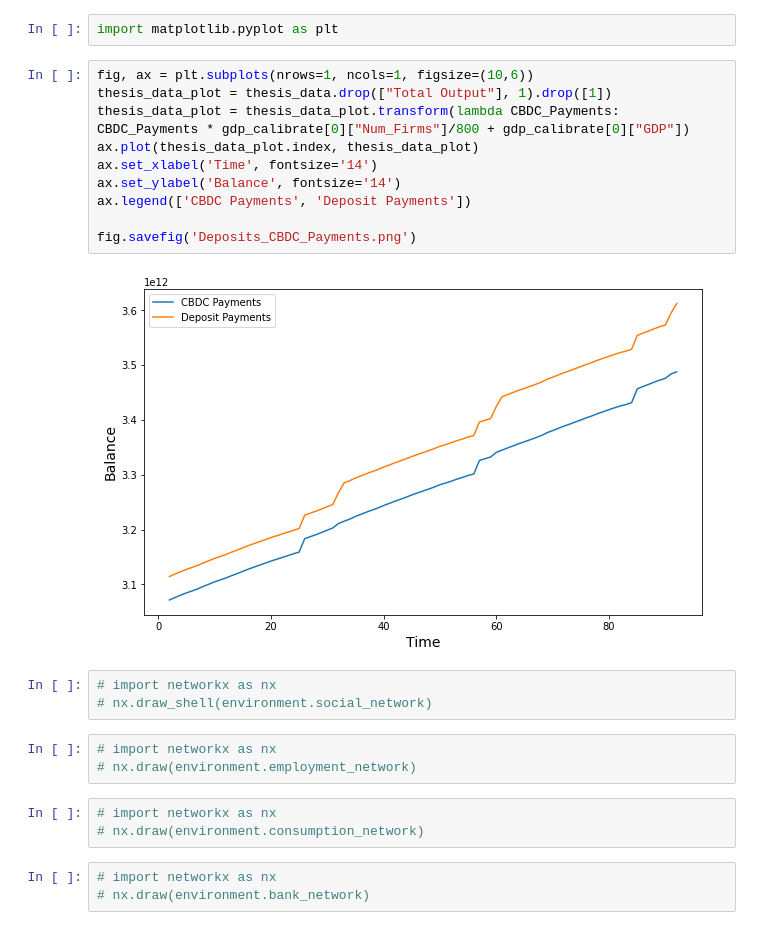
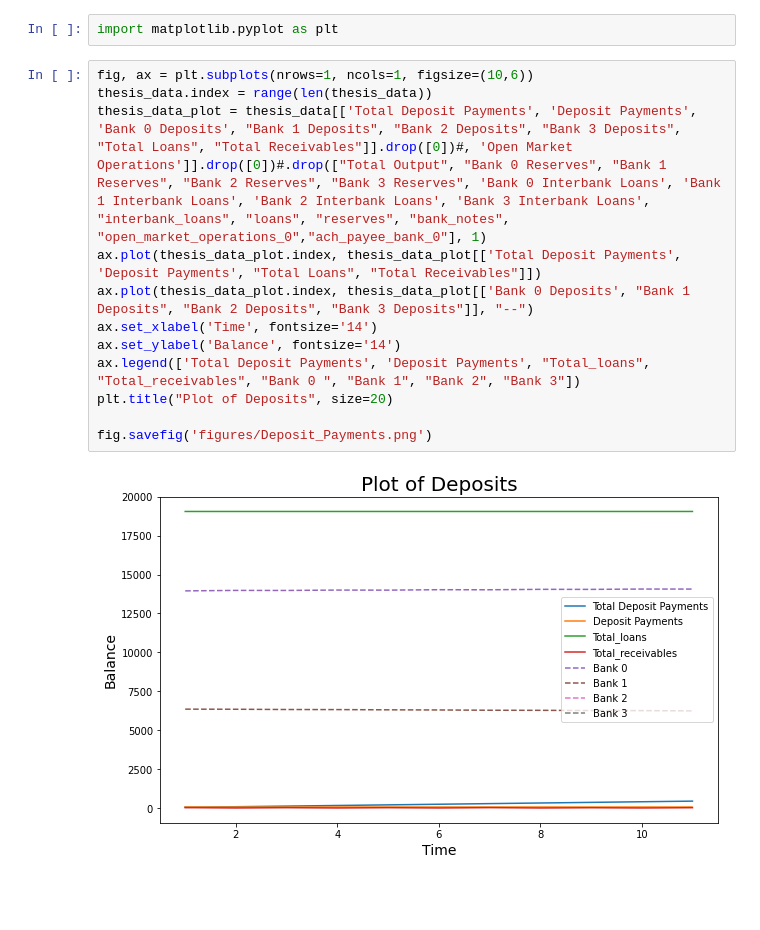
Before and after one commit to JonathanRossouw/Thesis, a Jupyter notebook: thesis/CBDC_analyze.ipynb, the cells around one changed output. Drawn from its saved outputs; the diff is of its cells as text; blank space fills up the shorter version.

```diff
--- a/thesis/CBDC_analyze.ipynb
+++ b/thesis/CBDC_analyze.ipynb
@@ -31,26 +57,16 @@ Plot the payments over time
 # %%
 import matplotlib.pyplot as plt
-# %%
-fig, ax = plt.subplots(nrows=1, ncols=1, figsize=(10,6))
-thesis_data_plot = thesis_data.drop(["Total Output"], 1).drop([1])
-thesis_data_plot = thesis_data_plot.transform(lambda CBDC_Payments: CBDC_Payments * gdp_calibrate[0]["Num_Firms"]/800 + gdp_calibrate[0]["GDP"])
-ax.plot(thesis_data_plot.index, thesis_data_plot)
-ax.set_xlabel('Time', fontsize='14')
-ax.set_ylabel('Balance', fontsize='14')
-ax.legend(['CBDC Payments', 'Deposit Payments'])
-
-fig.savefig('Deposits_CBDC_Payments.png')
-# %% [output]
-[figure, removed]
-# %%
-# import networkx as nx
-# nx.draw_shell(environment.social_network)
-# %%
-# import networkx as nx
-# nx.draw(environment.employment_network)
-# %%
-# import networkx as nx
-# nx.draw(environment.consumption_network)
-# %%
-# import networkx as nx
-# nx.draw(environment.bank_network)
+# %%
+fig, ax = plt.subplots(nrows=1, ncols=1, figsize=(10,6))
+thesis_data.index = range(len(thesis_data))
+thesis_data_plot = thesis_data[['Total Deposit Payments', 'Deposit Payments', 'Bank 0 Deposits', "Bank 1 Deposits", "Bank 2 Deposits", "Bank 3 Deposits", "Total Loans", "Total Receivables"]].drop([0])#, 'Open Market Operations']].drop([0])#.drop(["Total Output", "Bank 0 Reserves", "Bank 1 Reserves", "Bank 2 Reserves", "Bank 3 Reserves", 'Bank 0 Interbank Loans', 'Bank 1 Interbank Loans', 'Bank 2 Interbank Loans', 'Bank 3 Interbank Loans', "interbank_loans", "loans", "reserves", "bank_notes", "open_market_operations_0","ach_payee_bank_0"], 1)
+ax.plot(thesis_data_plot.index, thesis_data_plot[['Total Deposit Payments', 'Deposit Payments', "Total Loans", "Total Receivables"]])
+ax.plot(thesis_data_plot.index, thesis_data_plot[['Bank 0 Deposits', "Bank 1 Deposits", "Bank 2 Deposits", "Bank 3 Deposits"]], "--")
+ax.set_xlabel('Time', fontsize='14')
+ax.set_ylabel('Balance', fontsize='14')
+ax.legend(['Total Deposit Payments', 'Deposit Payments', "Total_loans", "Total_receivables", "Bank 0 ", "Bank 1", "Bank 2", "Bank 3"])
+plt.title("Plot of Deposits", size=20)
+
+fig.savefig('figures/Deposit_Payments.png')
+# %% [output]
+[figure, added]
```
Also changed, not shown: parts of 9 cells of this notebook, 55 other files.
